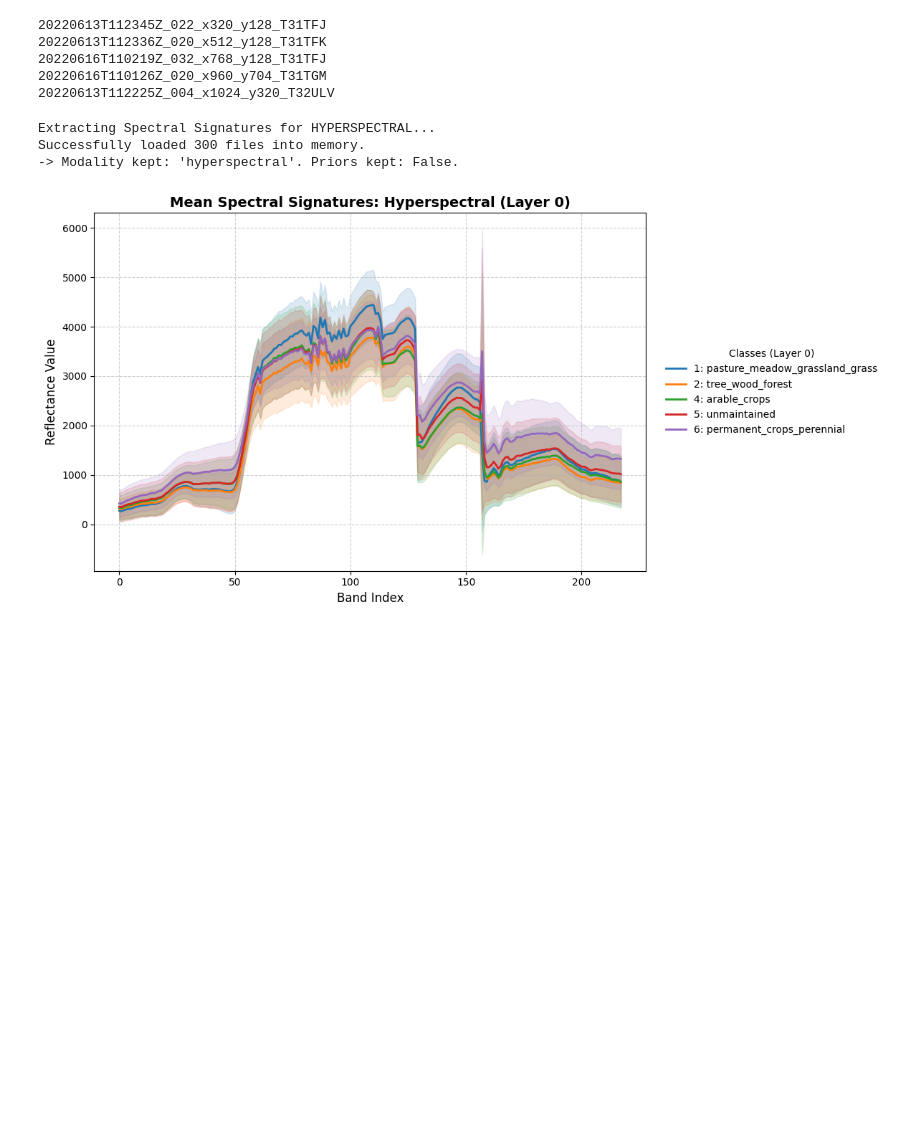
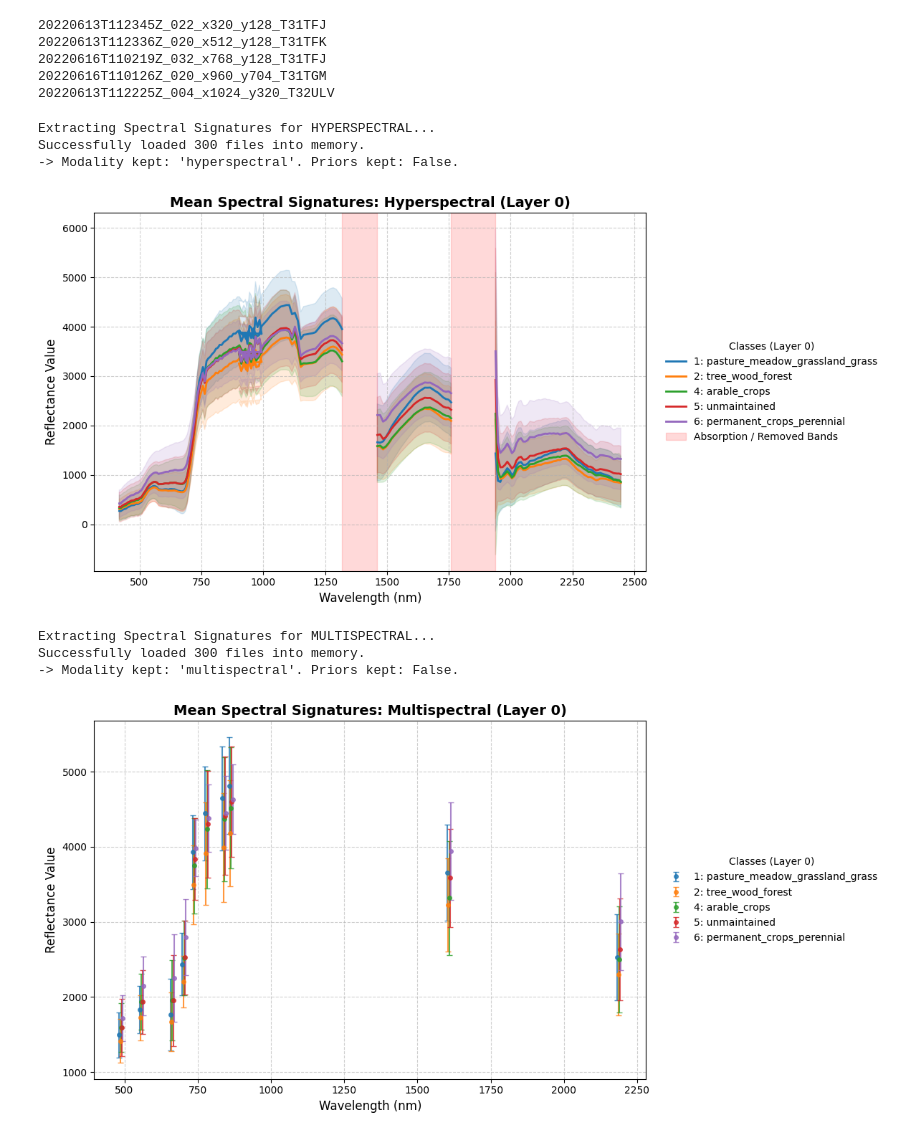
Before and after one commit to michelecarloni/CS_Thesis, a Jupyter notebook: h2crop_analysis.ipynb, the cells around one changed output. Cells and saved outputs as stored; diff of their text form; code cells hidden in the pictures; blank space fills up the shorter version.

Commit message:
fix: plot_spectral_signatures_H2Crop handles both hyperspectral and multispectral, has red zones implemented

```diff
--- a/h2crop_analysis.ipynb
+++ b/h2crop_analysis.ipynb
@@ -89,13 +89,25 @@ loader = H2Crop()
 # %%
 plot_spectral_signatures_H2Crop(
     loader=loader,
     file_list=file_list,
     modality="hyperspectral",
     detail_layer=0,
     classes_to_show=[1,2,4,5,6]
 )
+
+plot_spectral_signatures_H2Crop(
+    loader=loader,
+    file_list=file_list,
+    modality="multispectral",
+    detail_layer=0,
+    classes_to_show=[1,2,4,5,6]
+)
 # %% [output]
 Extracting Spectral Signatures for HYPERSPECTRAL...
 Successfully loaded 300 files into memory.
 -> Modality kept: 'hyperspectral'. Priors kept: False.
-[figure, old version]
+[figure, new version]
+Extracting Spectral Signatures for MULTISPECTRAL...
+Successfully loaded 300 files into memory.
+-> Modality kept: 'multispectral'. Priors kept: False.
+[figure, added]
```
Also changed, not shown: 1 other file.
